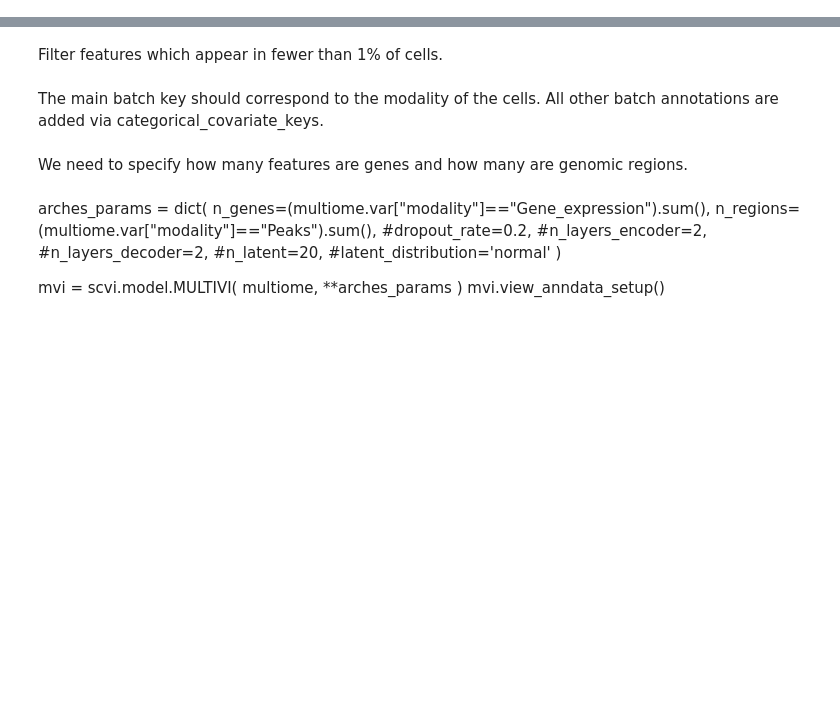
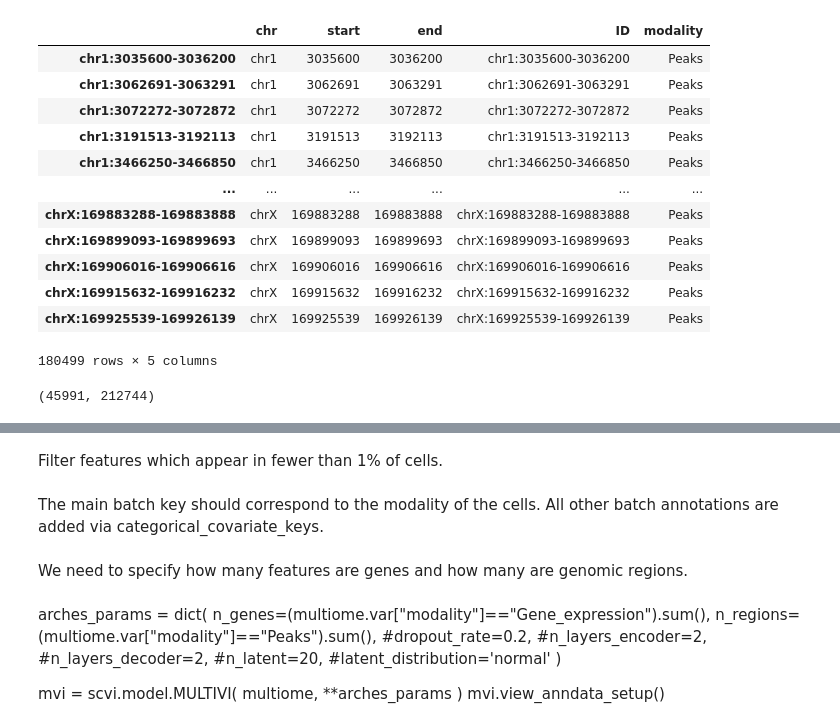
Before and after one commit to Katharina782/scDoRI, a Jupyter notebook: gastrulation_data/jupyter_notebooks/Embedding_MultiVI.ipynb, the cells around one changed output, grey strips where cells are left out. Drawn from its saved outputs; the diff is of its cells as text; code cells hidden in the pictures; blank space fills up the shorter version.

```diff
--- a/gastrulation_data/jupyter_notebooks/Embedding_MultiVI.ipynb
+++ b/gastrulation_data/jupyter_notebooks/Embedding_MultiVI.ipynb
@@ -37,9 +56,25 @@ rna_df
 # %%
 atac_df = atac_adata.var
 atac_df = atac_df.rename(columns={"idx":"ID"})
-atac_df["modality"]=["Accessibility" for i in range(len(atac_df))]
+atac_df["modality"]=["Peaks" for i in range(len(atac_df))]
 # %%
 atac_df = atac_df.drop(["score"], axis = 1)
+# %%
+atac_df
+# %% [output]
+|  | chr | start | end | ID | modality |
+| chr1:3035600-3036200 | chr1 | 3035600 | 3036200 | chr1:3035600-3036200 | Peaks |
+| chr1:3062691-3063291 | chr1 | 3062691 | 3063291 | chr1:3062691-3063291 | Peaks |
+| chr1:3072272-3072872 | chr1 | 3072272 | 3072872 | chr1:3072272-3072872 | Peaks |
+| chr1:3191513-3192113 | chr1 | 3191513 | 3192113 | chr1:3191513-3192113 | Peaks |
+| chr1:3466250-3466850 | chr1 | 3466250 | 3466850 | chr1:3466250-3466850 | Peaks |
+| ... | ... | ... | ... | ... | ... |
+| chrX:169883288-169883888 | chrX | 169883288 | 169883888 | chrX:169883288-169883888 | Peaks |
+| chrX:169899093-169899693 | chrX | 169899093 | 169899693 | chrX:169899093-169899693 | Peaks |
+| chrX:169906016-169906616 | chrX | 169906016 | 169906616 | chrX:169906016-169906616 | Peaks |
+| chrX:169915632-169916232 | chrX | 169915632 | 169916232 | chrX:169915632-169916232 | Peaks |
+| chrX:169925539-169926139 | chrX | 169925539 | 169926139 | chrX:169925539-169926139 | Peaks |
+180499 rows × 5 columns
 # %%
 df = rna_df.append(atac_df)
 # %%
@@ -48,3 +83,7 @@ X = matrix,
 obs = atac_adata.obs,
 var = df,
 uns = rna_adata.uns)
+# %%
+multiome.shape
+# %% [output]
+(45991, 212744)
```
Also changed, not shown: parts of 22 cells of this notebook, 23 other files.
